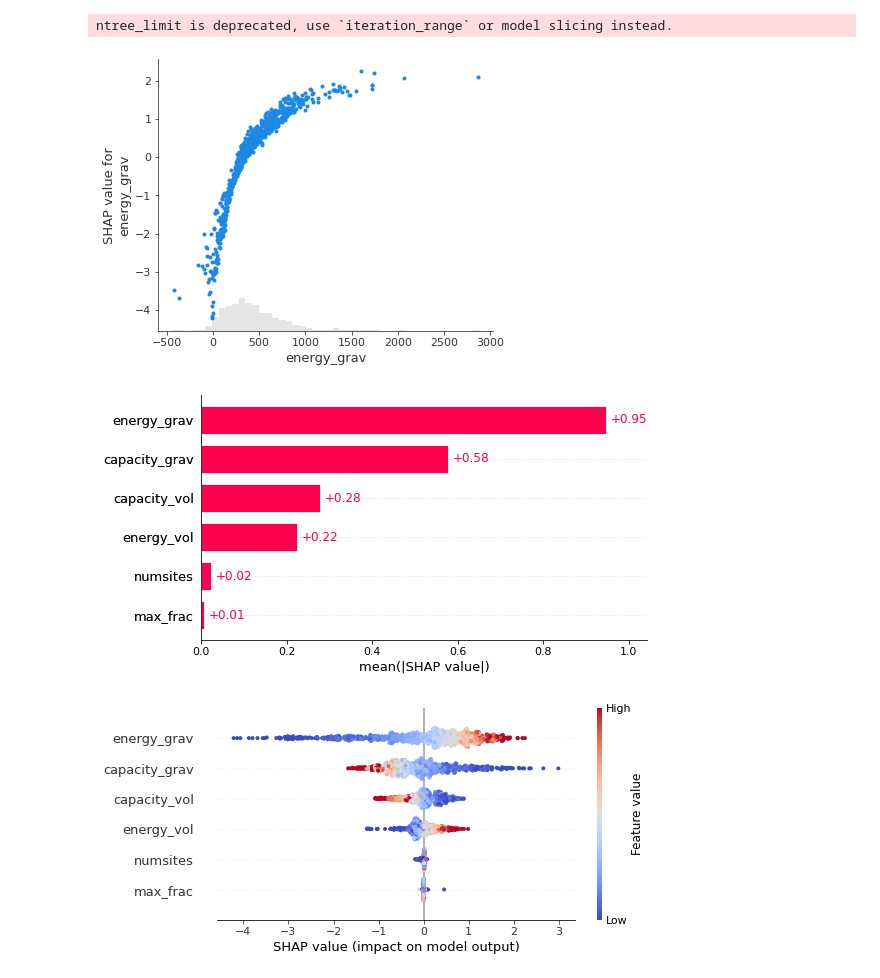
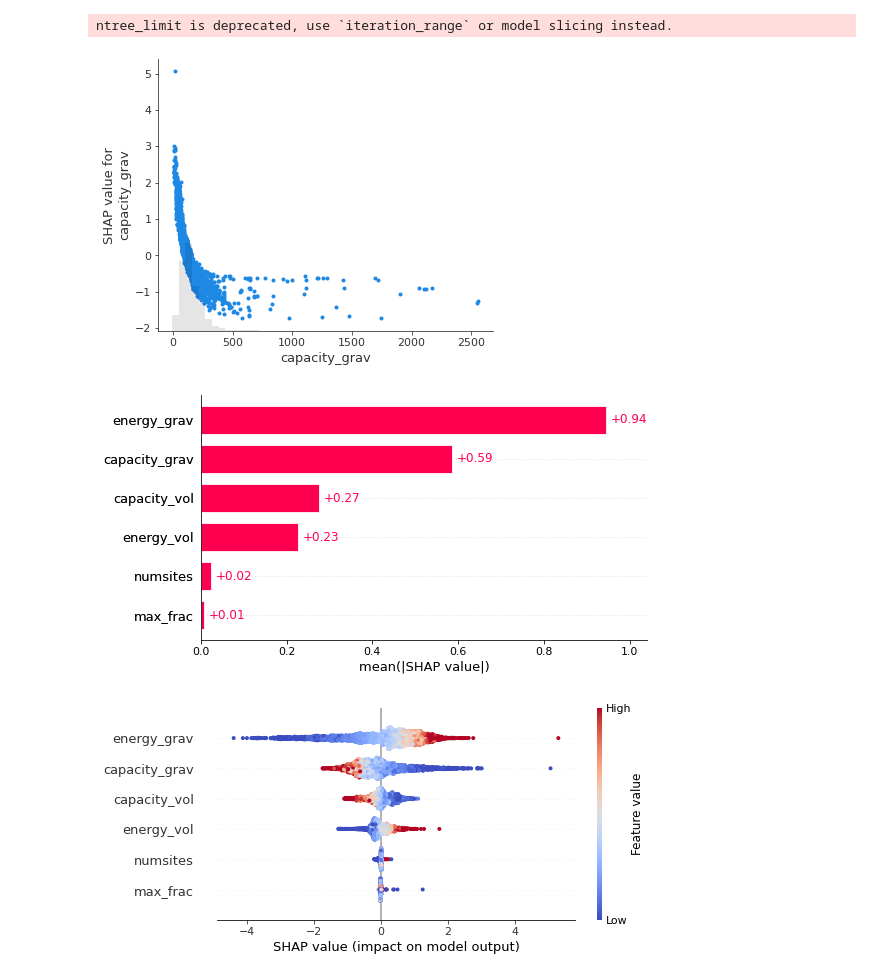
Before and after one commit to rajoy99/battery_intepretable, a Jupyter notebook: avg_volt.ipynb, the cells around one changed output. Saved outputs shown, nothing was run; the diff lists cells and outputs as text; code cells hidden in the pictures.

```diff
--- a/avg_volt.ipynb
+++ b/avg_volt.ipynb
@@ -119,18 +119,18 @@ import shap
 
 pred = xgb_r.predict(X_test, output_margin=True)
 explainer = shap.Explainer(xgb_r)
-shap_values = explainer(X_test)
+shap_values = explainer(X_train)
 # %% [output]
 ntree_limit is deprecated, use `iteration_range` or model slicing instead.
 # %%
-shap.plots.scatter(shap_values[:,2])
+shap.plots.scatter(shap_values[:,0])
 # %% [output]
-[figure, old version]
+[figure, new version]
 # %%
 shap.plots.bar(shap_values)
 # %% [output]
-[figure, old version]
+[figure, new version]
 # %%
-shap.summary_plot(shap_values, X_test,cmap="coolwarm")
+shap.summary_plot(shap_values, X_train,cmap="coolwarm")
 # %% [output]
-[figure, old version]
+[figure, new version]
```
Also changed, not shown: parts of 2 cells of this notebook.
